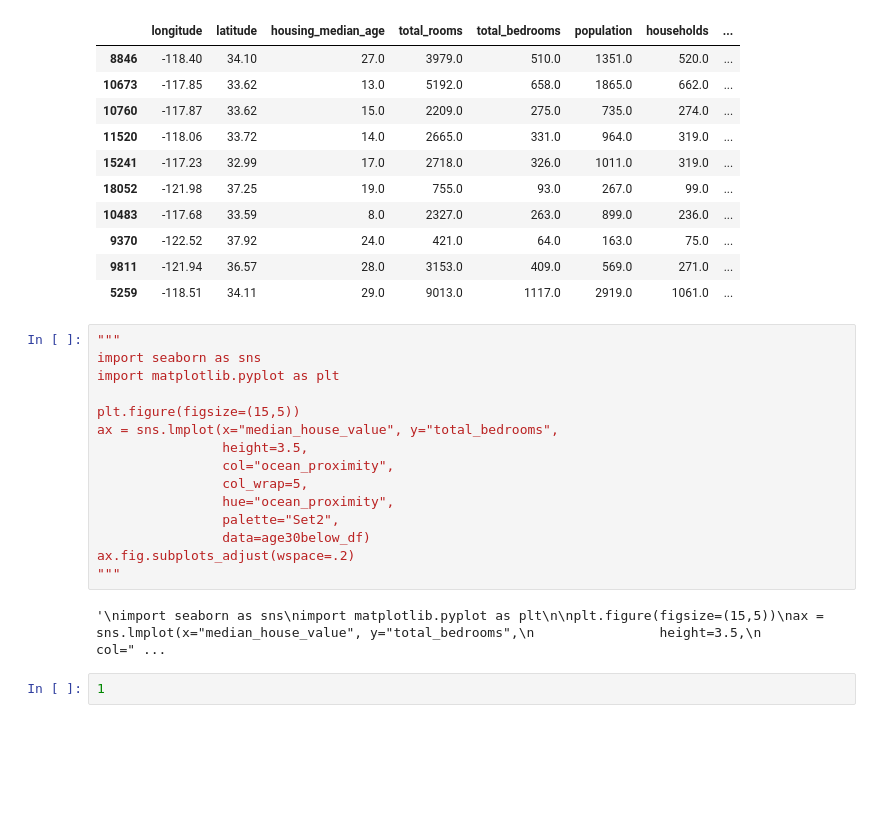
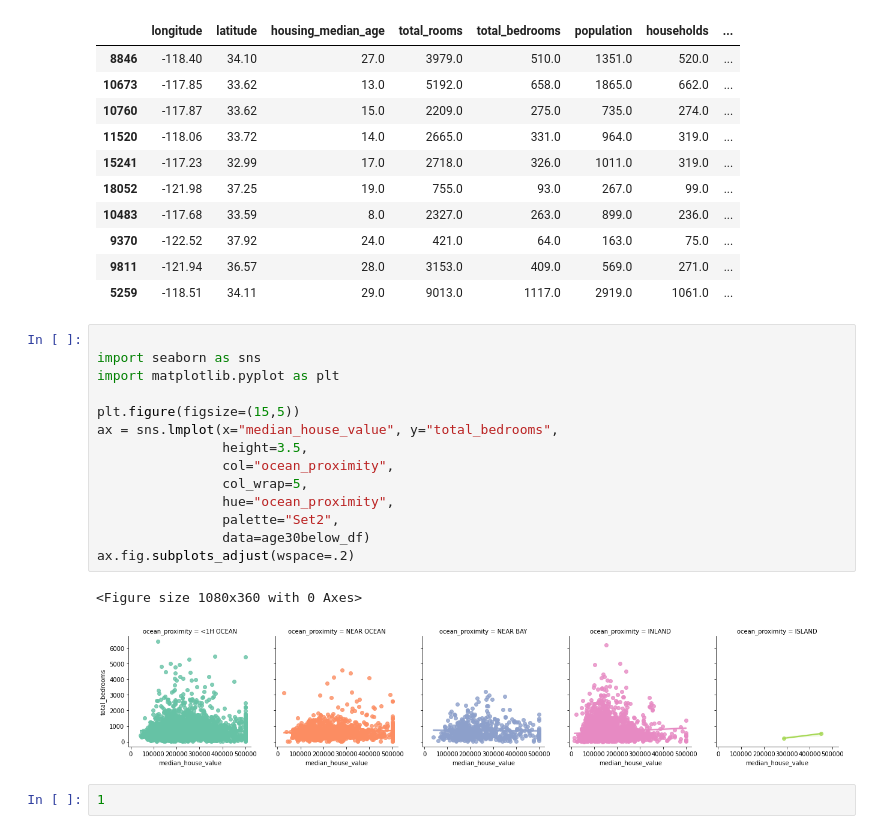
Before and after one commit to dtk1025/434hausme, a Jupyter notebook: haus_me_notebook.ipynb, the cells around one changed output. Drawn from its saved outputs; the diff is of its cells as text; blank space fills up the shorter version.

```diff
--- a/haus_me_notebook.ipynb
+++ b/haus_me_notebook.ipynb
@@ -52,22 +55,22 @@ age30below_df.head(10)
 | 9811 | -121.94 | 36.57 | 28.0 | 3153.0 | 409.0 | 569.0 | 271.0 | ... |
 | 5259 | -118.51 | 34.11 | 29.0 | 9013.0 | 1117.0 | 2919.0 | 1061.0 | ... |
 # %%
-"""
+
 import seaborn as sns
 import matplotlib.pyplot as plt
 
 plt.figure(figsize=(15,5))
 ax = sns.lmplot(x="median_house_value", y="total_bedrooms",
                 height=3.5,
                 col="ocean_proximity",
                 col_wrap=5,
                 hue="ocean_proximity",
                 palette="Set2",
                 data=age30below_df)
 ax.fig.subplots_adjust(wspace=.2)
-"""
 # %% [output]
-'\nimport seaborn as sns\nimport matplotlib.pyplot as plt\n\nplt.figure(figsize=(15,5))\nax = sns.lmplot(x="median_house_value", y="total_bedrooms",\n                height=3.5,\n                col=" ...
+<Figure size 1080x360 with 0 Axes>
+[figure, added]
 # %%
 1
 # %% [output]
```
Also changed, not shown: parts of 1 cell of this notebook.
